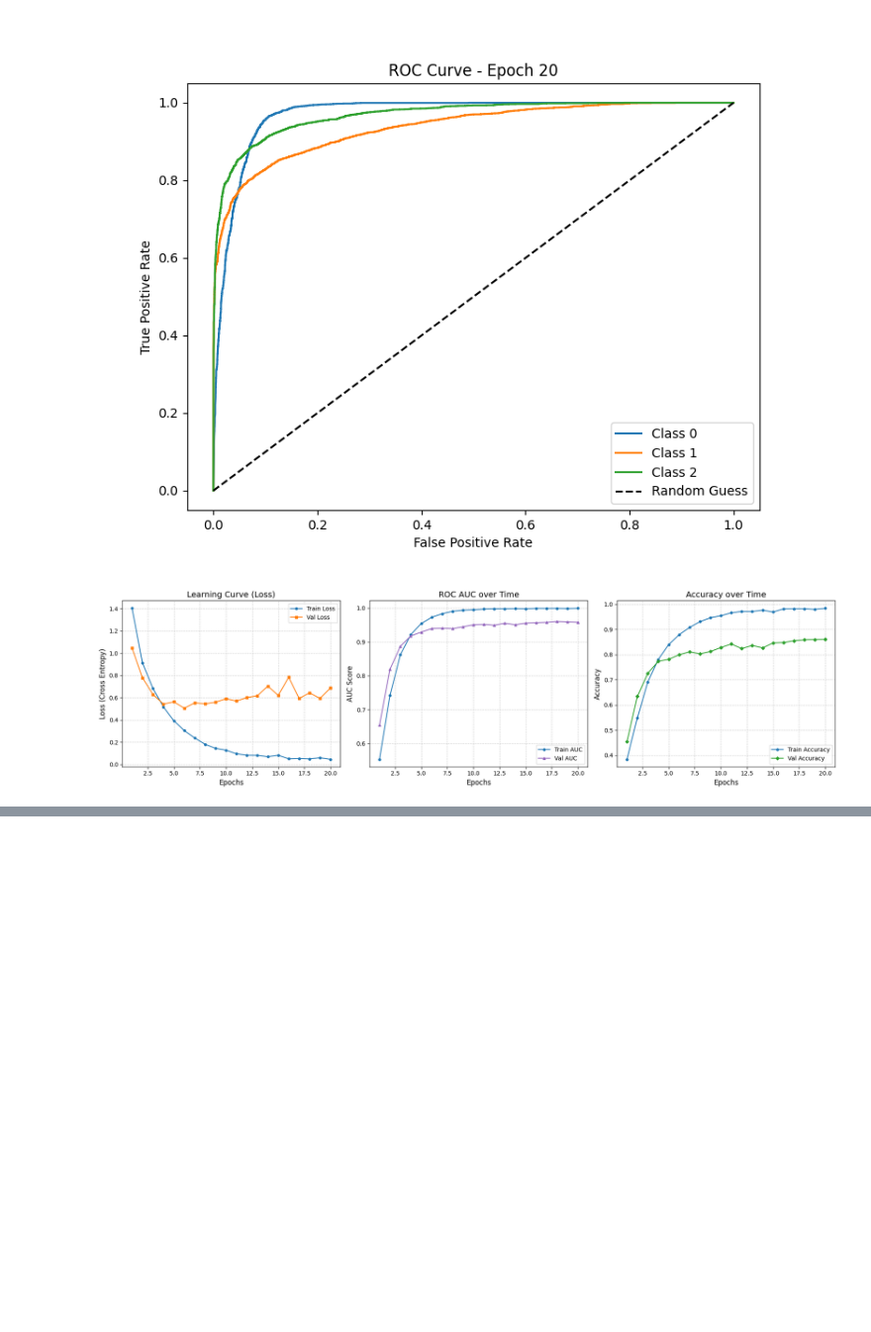
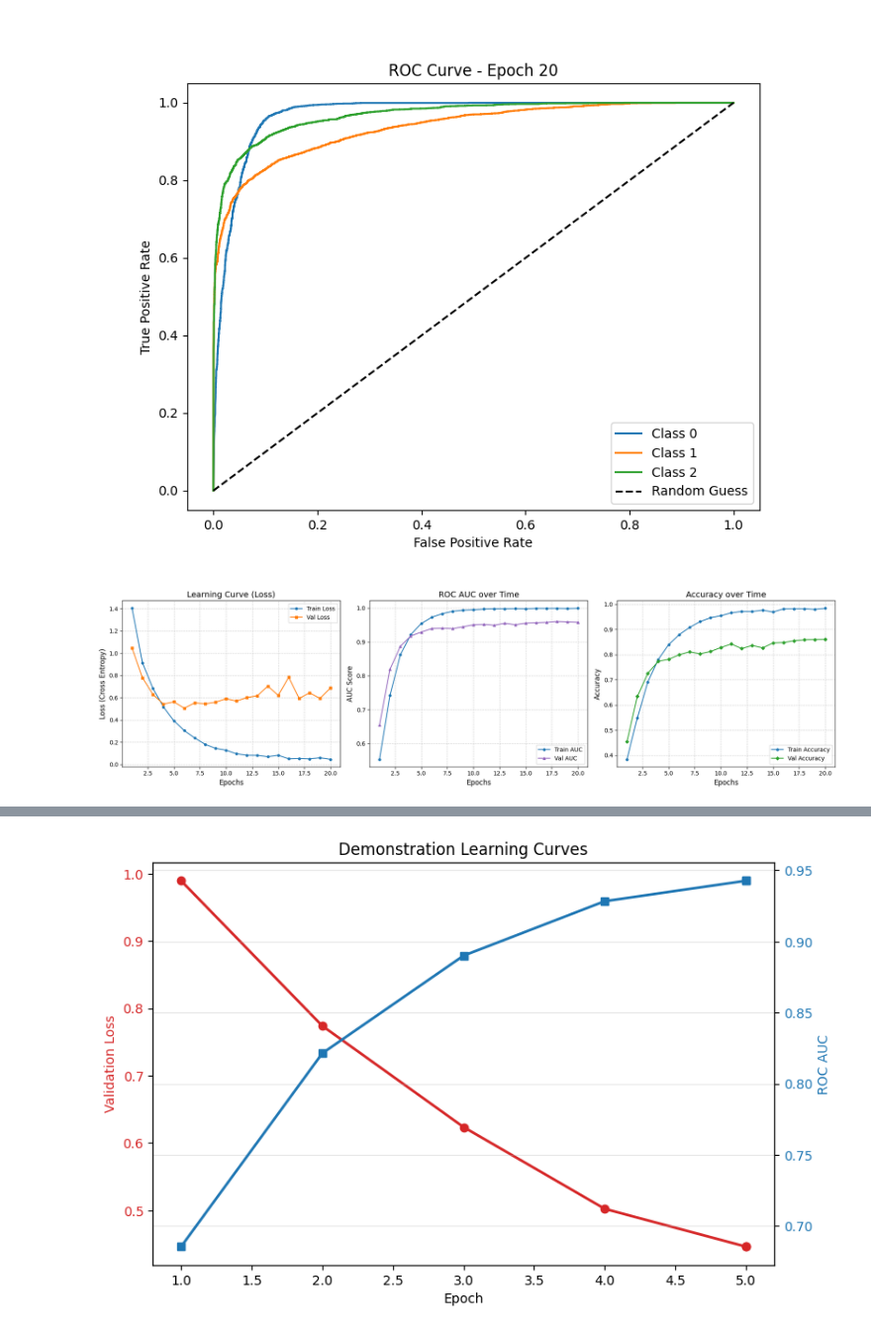
Before and after one commit to JaniShreyas/ML4Sci-Deeplense-Diffusion, a Jupyter notebook: Task_7_Physics_Guided_ML/Task_7_results_and_demo_training.ipynb, the cells around one changed output, grey strips where cells are left out. Shown at 99% size. Saved outputs shown, nothing was run; the diff lists cells and outputs as text; code cells hidden in the pictures; blank space fills up the shorter version.

```diff
--- a/Task_7_Physics_Guided_ML/Task_7_results_and_demo_training.ipynb
+++ b/Task_7_Physics_Guided_ML/Task_7_results_and_demo_training.ipynb
@@ -230,0 +316,12 @@ Final Validation Accuracy: 0.8604
+# %%
+# Start the MLflow run
+mlflow.set_experiment(cfg.experiment_name)
+
+with mlflow.start_run() as run:
+    run_id = run.info.run_id
+    print(f"Started MLflow Run ID: {run_id}")
+
+    # Run short 2-epoch demo
+    trainer.train()
+
+print("Demonstration training complete!")
@@ -230,0 +373,36 @@ Final Validation Accuracy: 0.8604
+# %%
+# Fetch the metric history for the run we just completed
+client = mlflow.tracking.MlflowClient()
+
+# Extract Validation Loss and ROC AUC
+try:
+    loss_history = client.get_metric_history(run_id, "val_avg_loss")
+    auc_history = client.get_metric_history(run_id, "val_roc_auc")
+
+    epochs = [m.step for m in loss_history]
+    losses = [m.value for m in loss_history]
+    aucs = [m.value for m in auc_history]
+
+    # Plot the learning curves
+    fig, ax1 = plt.subplots(figsize=(8, 5))
+
+    color = 'tab:red'
+    ax1.set_xlabel('Epoch')
+    ax1.set_ylabel('Validation Loss', color=color)
+    ax1.plot(epochs, losses, color=color, marker='o', linewidth=2)
+    ax1.tick_params(axis='y', labelcolor=color)
+
+    ax2 = ax1.twinx()
+    color = 'tab:blue'
+    ax2.set_ylabel('ROC AUC', color=color)
+    ax2.plot(epochs, aucs, color=color, marker='s', linewidth=2)
+    ax2.tick_params(axis='y', labelcolor=color)
+
+    fig.tight_layout()
+    plt.title("Demonstration Learning Curves")
+    plt.grid(True, alpha=0.3)
+    plt.show()
+except Exception as e:
+    print(f"Could not fetch metric history: {e}")
+# %% [output]
+[figure, added]
```
Also changed, not shown: parts of 9 cells of this notebook, 4 other files.
